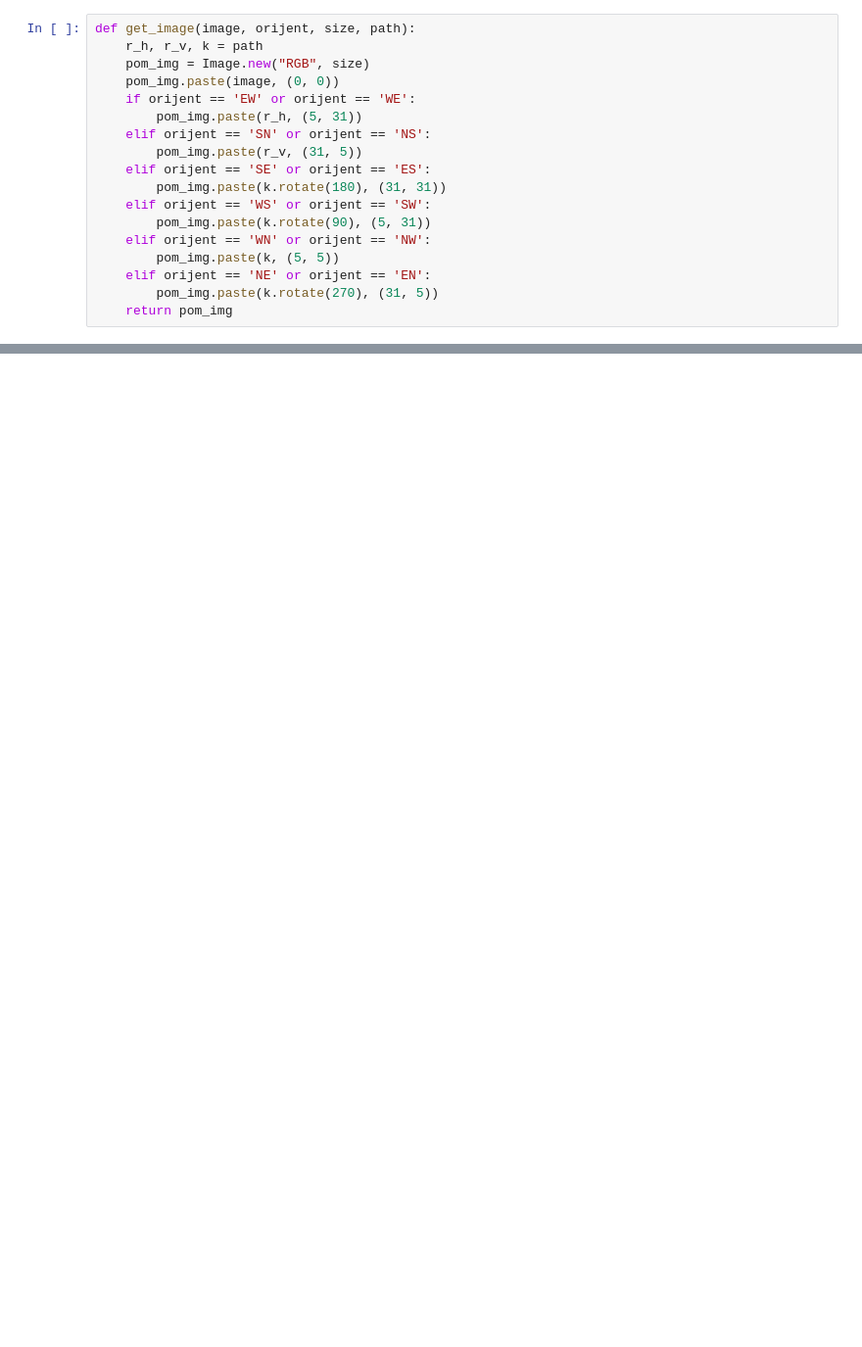
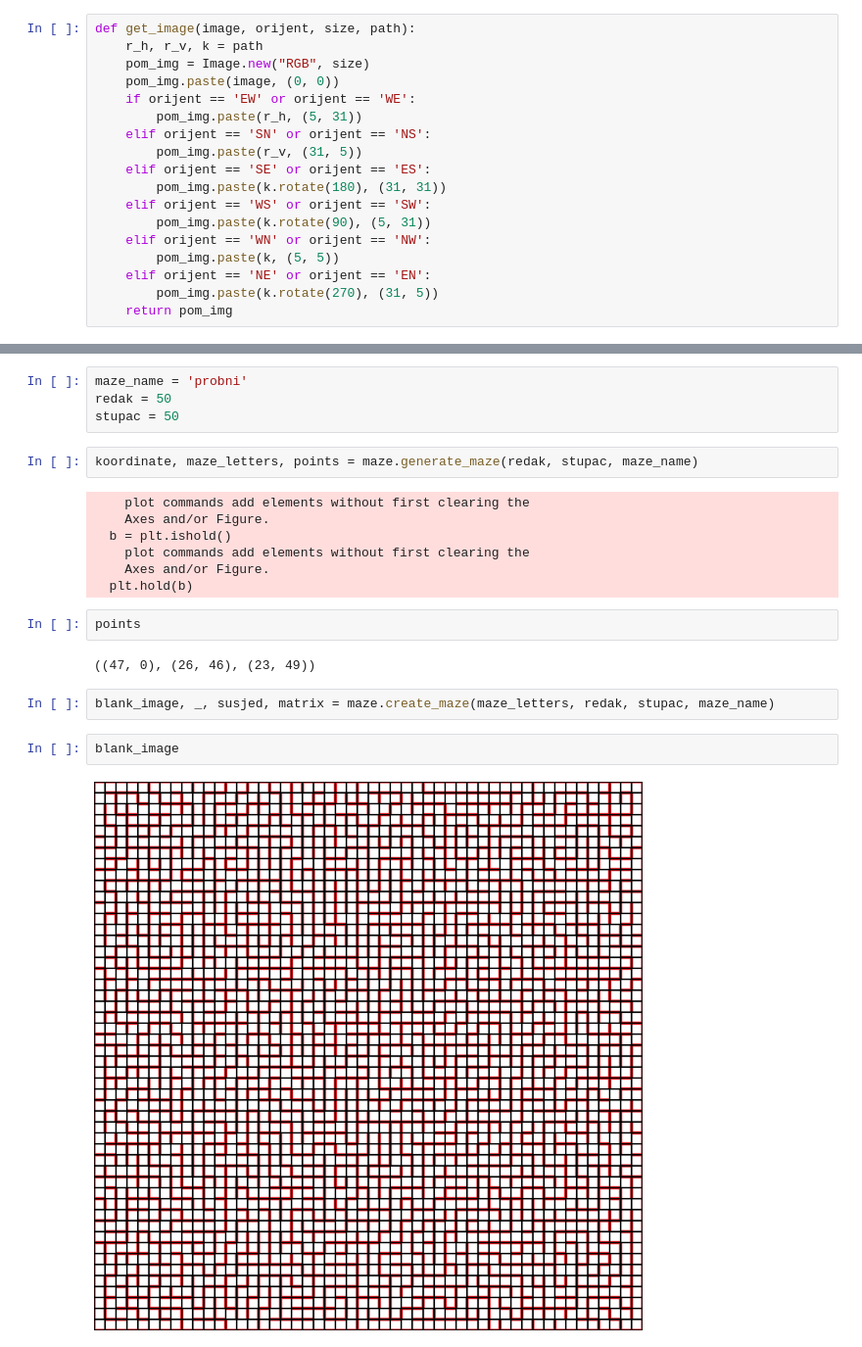
Before and after one commit to Maja7/dstgLabirint, a Jupyter notebook: nikola/maze.ipynb, the cells around one changed output, grey strips where cells are left out. Shown: that part at 98% size. Drawn from its saved outputs; the diff is of its cells as text; blank space fills up the shorter version.

```diff
--- a/nikola/maze.ipynb
+++ b/nikola/maze.ipynb
@@ -792,0 +795,23 @@ blank_image.save(f'temp/{str(uuid.uuid4())}_{maze_name}_solved.jpg')
+# %%
+maze_name = 'probni'
+redak = 50
+stupac = 50
+# %%
+koordinate, maze_letters, points = maze.generate_maze(redak, stupac, maze_name)
+# %% [output]
+    plot commands add elements without first clearing the
+    Axes and/or Figure.
+  b = plt.ishold()
+    plot commands add elements without first clearing the
+    Axes and/or Figure.
+  plt.hold(b)
+# %%
+points
+# %% [output]
+((47, 0), (26, 46), (23, 49))
+# %%
+blank_image, _, susjed, matrix = maze.create_maze(maze_letters, redak, stupac, maze_name)
+# %%
+blank_image
+# %% [output]
+[figure, added]
```
Also changed, not shown: parts of 48 cells of this notebook, 54 other files.
